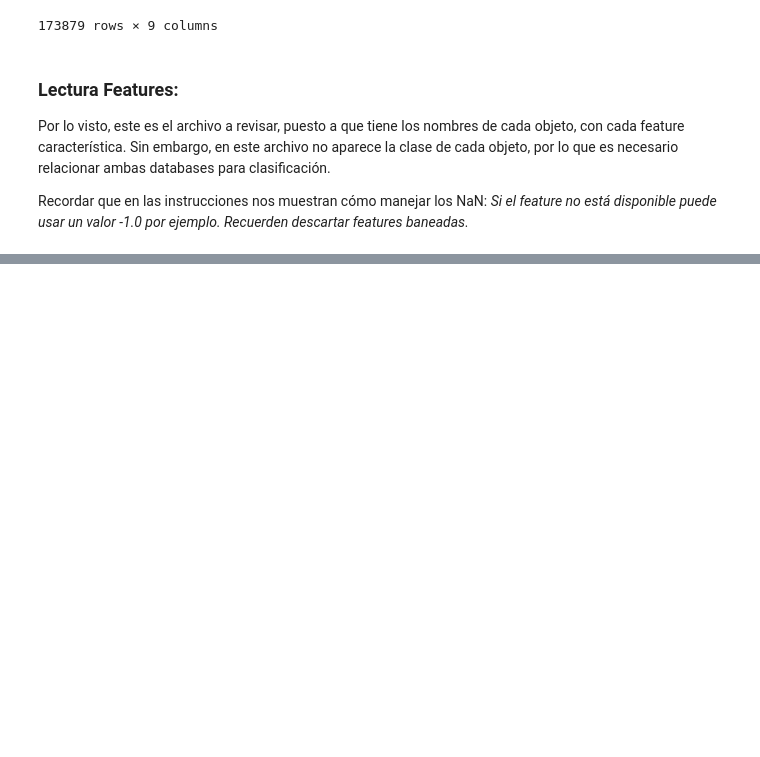
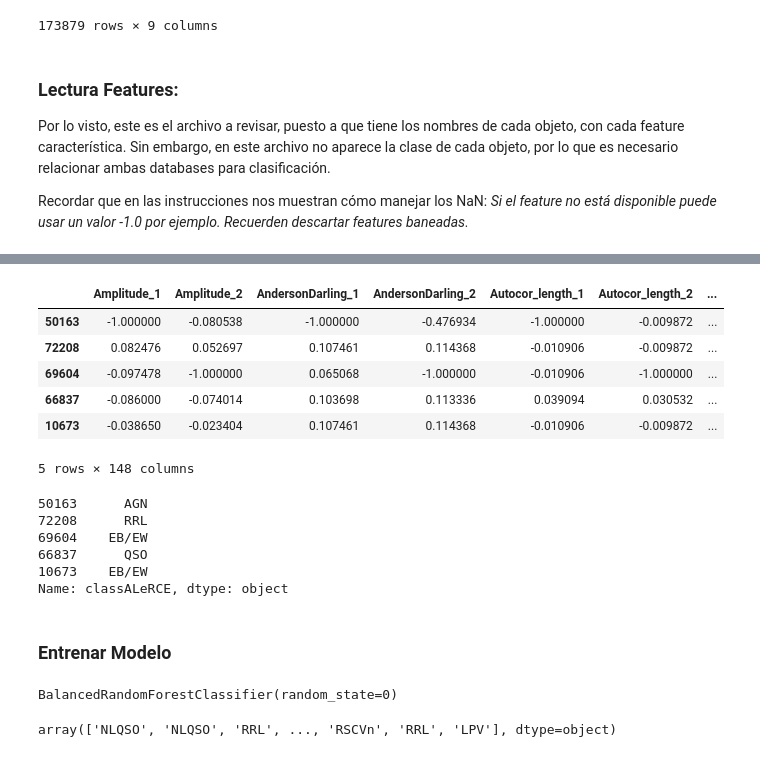
Before and after one commit to CubelliJ/Clasificacion_rapida_ALeRCE, a Jupyter notebook: ALeRCE_Hito_1.ipynb, the cells around one changed output, grey strips where cells are left out. Drawn from its saved outputs; the diff is of its cells as text; code cells hidden in the pictures; blank space fills up the shorter version.

```diff
--- a/ALeRCE_Hito_1.ipynb
+++ b/ALeRCE_Hito_1.ipynb
@@ -293,0 +213,26 @@ KeyError: 'index'
+# %%
+X_train.head()
+# %% [output]
+|  | Amplitude_1 | Amplitude_2 | AndersonDarling_1 | AndersonDarling_2 | Autocor_length_1 | Autocor_length_2 | ... |
+| 50163 | -1.000000 | -0.080538 | -1.000000 | -0.476934 | -1.000000 | -0.009872 | ... |
+| 72208 | 0.082476 | 0.052697 | 0.107461 | 0.114368 | -0.010906 | -0.009872 | ... |
+| 69604 | -0.097478 | -1.000000 | 0.065068 | -1.000000 | -0.010906 | -1.000000 | ... |
+| 66837 | -0.086000 | -0.074014 | 0.103698 | 0.113336 | 0.039094 | 0.030532 | ... |
+| 10673 | -0.038650 | -0.023404 | 0.107461 | 0.114368 | -0.010906 | -0.009872 | ... |
+5 rows × 148 columns
+# %%
+y_train.head()
+# %% [output]
+50163      AGN
+72208      RRL
+69604    EB/EW
+66837      QSO
+10673    EB/EW
+Name: classALeRCE, dtype: object
+# %% [markdown]
+### Entrenar Modelo
+# %%
+clf = BalancedRandomForestClassifier(random_state=0)
+clf.fit(X_train, y_train)
+# %% [output]
+BalancedRandomForestClassifier(random_state=0)
@@ -293,0 +241,4 @@ KeyError: 'index'
+# %%
+y_pred
+# %% [output]
+array(['NLQSO', 'NLQSO', 'RRL', ..., 'RSCVn', 'RRL', 'LPV'], dtype=object)
```
Also changed, not shown: parts of 35 cells of this notebook.
